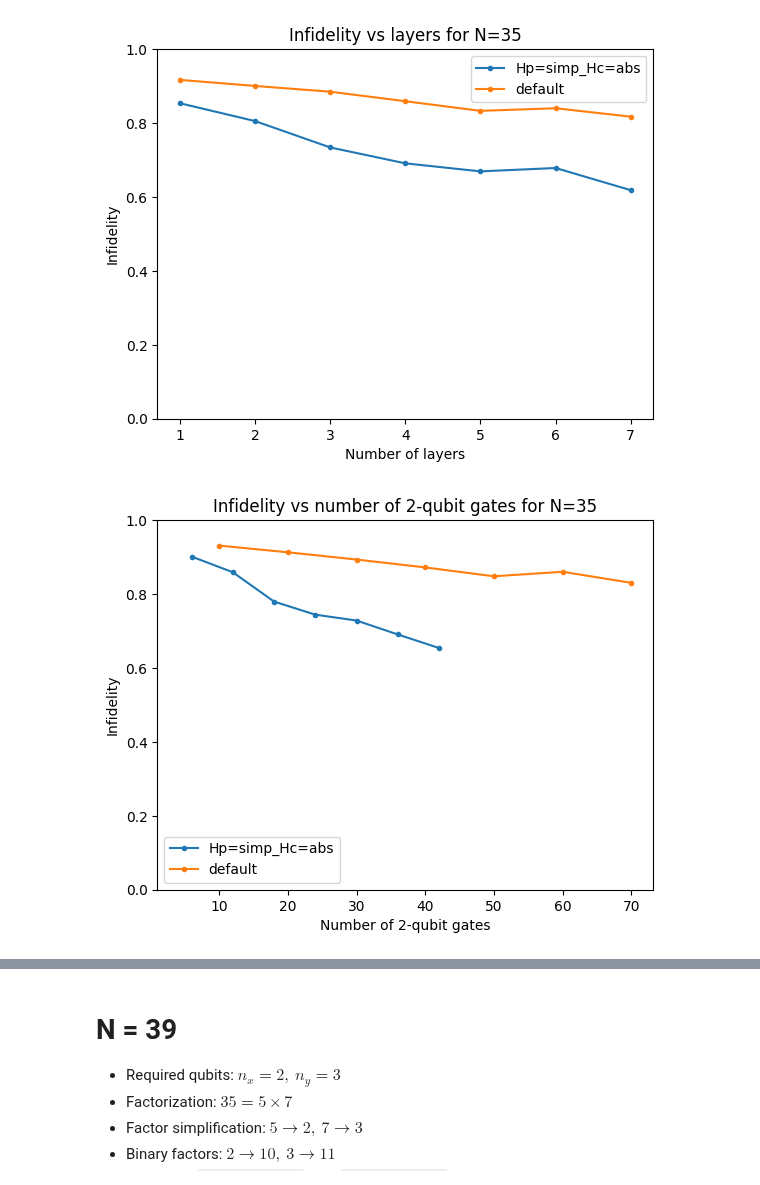
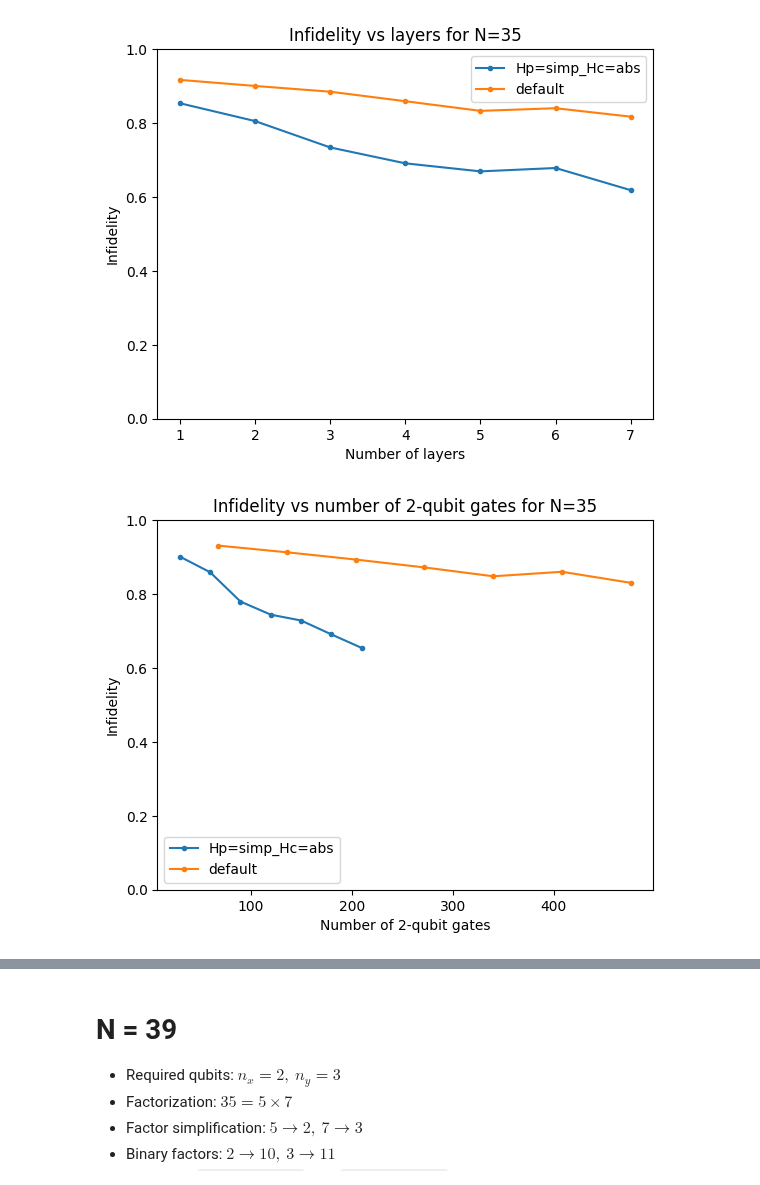
Before and after one commit to fpllcr/master-thesis, a Jupyter notebook: qaoa_factorization/notebooks/analysis.ipynb, the cells around one changed output, grey strips where cells are left out. Drawn from its saved outputs; the diff is of its cells as text; code cells hidden in the pictures; some formulas as TeX source.

```diff
--- a/qaoa_factorization/notebooks/analysis.ipynb
+++ b/qaoa_factorization/notebooks/analysis.ipynb
@@ -151,0 +164,14 @@ plt.legend(setups);
+# %%
+setups.remove('Hp=simp')
+
+for setup in setups:
+    df_s = df[df['setup']==setup].copy()
+    if setup == 'default':
+        df_s['cost_mean'] = np.sqrt(df_s['cost_mean'])
+    plt.plot('layers', 'cost_mean', data=df_s, marker='.')
+    plt.xticks(ticks=layers)
+
+plt.title(f'Cost vs layers for N={N}')
+plt.xlabel('Number of layers')
+plt.ylabel('Normalized cost')
+plt.legend(setups);
@@ -166,7 +194,7 @@ setups = df['setup'].unique()
 layers = df['layers'].unique()
 
 for setup in setups:
-    df_s = df[df['setup']==setup]
+    df_s = df[df['setup']==setup].copy()
     plt.plot('layers', 'infidelity_mean', data=df_s, marker='.')
     plt.xticks(ticks=layers)
 
@@ -179,13 +207,11 @@ plt.legend(setups);
 [figure]
 # %%
 for setup in setups:
-    df_s = df[df['setup']==setup]
+    df_s = df[df['setup']==setup].copy()
     plt.plot('num_2qub_gates_max', 'infidelity_median', data=df_s, marker='.')
-    plt.xticks(ticks=layers)
 
 plt.title(f'Infidelity vs number of 2-qubit gates for N={N}')
 plt.xlabel('Number of 2-qubit gates')
-plt.xticks([4,8,12,16])
 plt.ylabel('Infidelity')
 plt.ylim(0,1)
 plt.legend(setups);
@@ -193,0 +220,12 @@ plt.legend(setups);
+# %%
+for setup in setups:
+    df_s = df[df['setup']==setup].copy()
+    if setup == 'default':
+        df_s['cost_mean'] = np.sqrt(df_s['cost_mean'])
+    plt.plot('layers', 'cost_mean', data=df_s, marker='.')
+    plt.xticks(ticks=layers)
+
+plt.title(f'Cost vs layers for N={N}')
+plt.xlabel('Number of layers')
+plt.ylabel('Normalized cost')
+plt.legend(setups);
@@ -224,14 +264,12 @@ plt.legend(setups);
 # %%
 for setup in setups:
     df_s = df[df['setup']==setup]
     plt.plot('num_2qub_gates_max', 'infidelity_median', data=df_s, marker='.')
-    plt.xticks(ticks=layers)
 
 plt.title(f'Infidelity vs number of 2-qubit gates for N={N}')
 plt.xlabel('Number of 2-qubit gates')
-plt.xticks([10,20,30,40,50, 60, 70])
 plt.ylabel('Infidelity')
 plt.ylim(0,1)
 plt.legend(setups);
 # %% [output]
-[figure, old version]
+[figure, new version]
```
Also changed, not shown: parts of 14 cells of this notebook.
